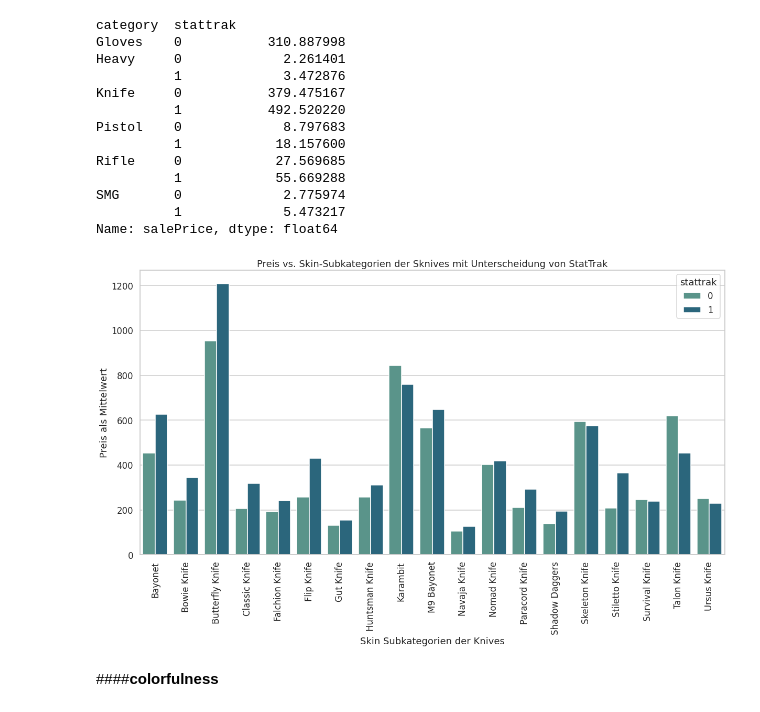
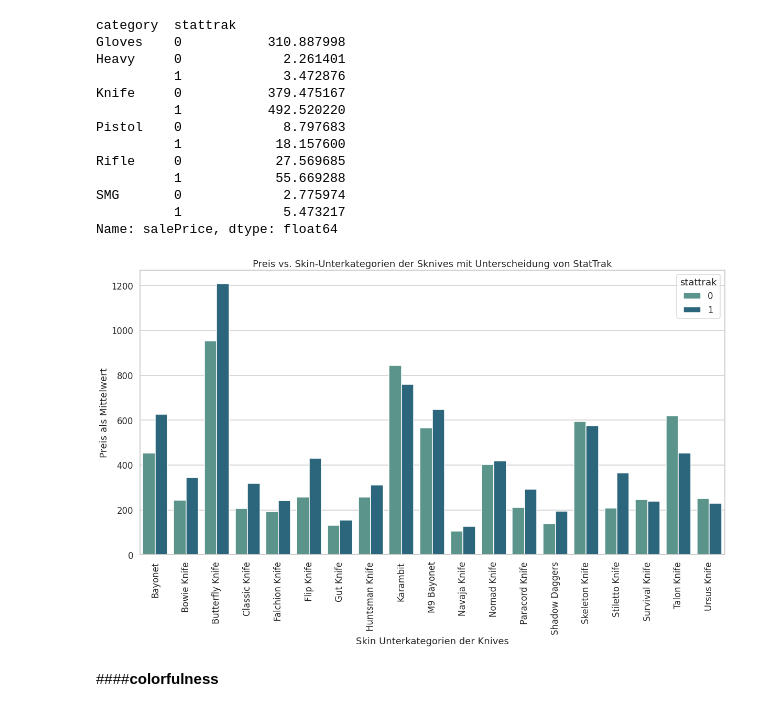
Before and after one commit to princessivy/Analyzing_CSGO_SkinPrices, a Jupyter notebook: CSGO_Analytics.ipynb, the cells around one changed output. Saved outputs shown, nothing was run; the diff lists cells and outputs as text; code cells hidden in the pictures.

```diff
--- a/CSGO_Analytics.ipynb
+++ b/CSGO_Analytics.ipynb
@@ -1268,12 +1266,12 @@ temp = data_knives.groupby(["subCategory", "stattrak"]).mean().reset_index()
 temp = temp[['subCategory', 'stattrak', 'salePrice']]
 # %%
 sns.barplot(data = temp, x='subCategory', y='salePrice', hue='stattrak', palette = 'crest'); #Blues_d
-plt.xlabel("Skin Subkategorien der Knives")
+plt.xlabel("Skin Unterkategorien der Knives")
 plt.ylabel("Preis als Mittelwert")
-plt.title("Preis vs. Skin-Subkategorien der Sknives mit Unterscheidung von StatTrak")
+plt.title("Preis vs. Skin-Unterkategorien der Sknives mit Unterscheidung von StatTrak")
 plt.tick_params(axis='x', rotation=90)
 # %% [output]
-[figure, old version]
+[figure, new version]
 # %% [markdown]
 ####**colorfulness**
 # %%
```
Also changed, not shown: parts of 37 cells of this notebook.
